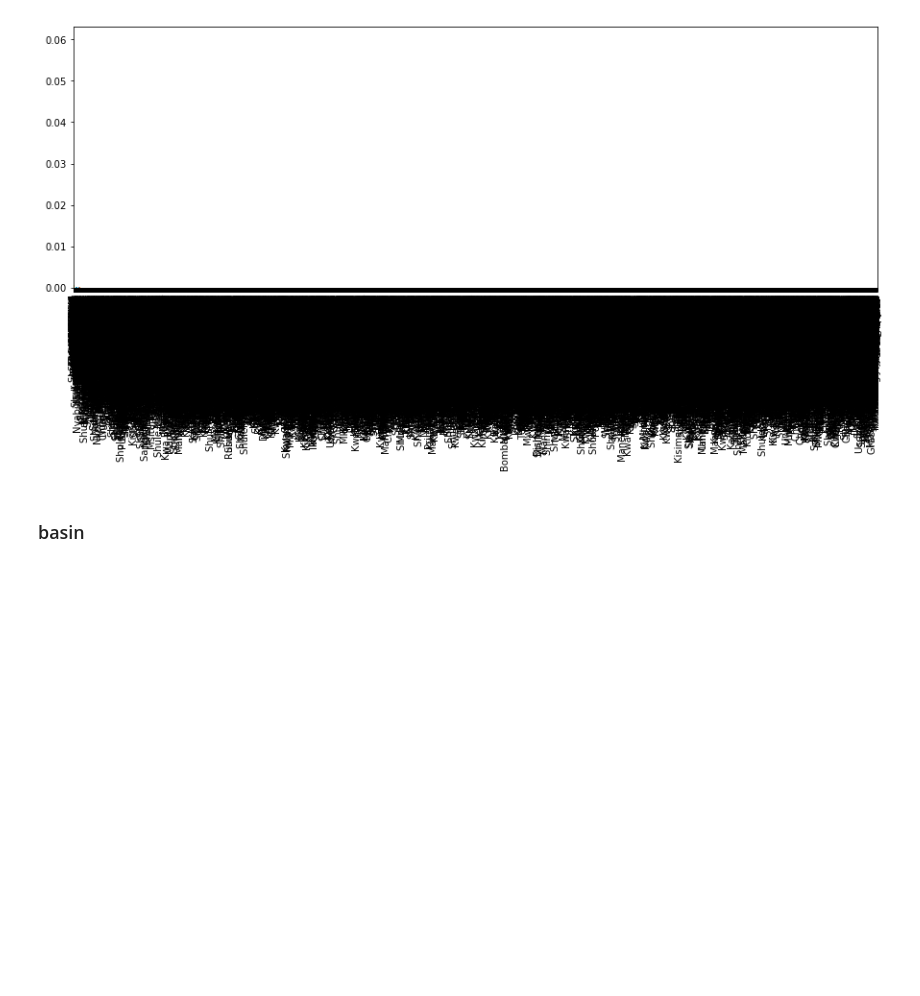
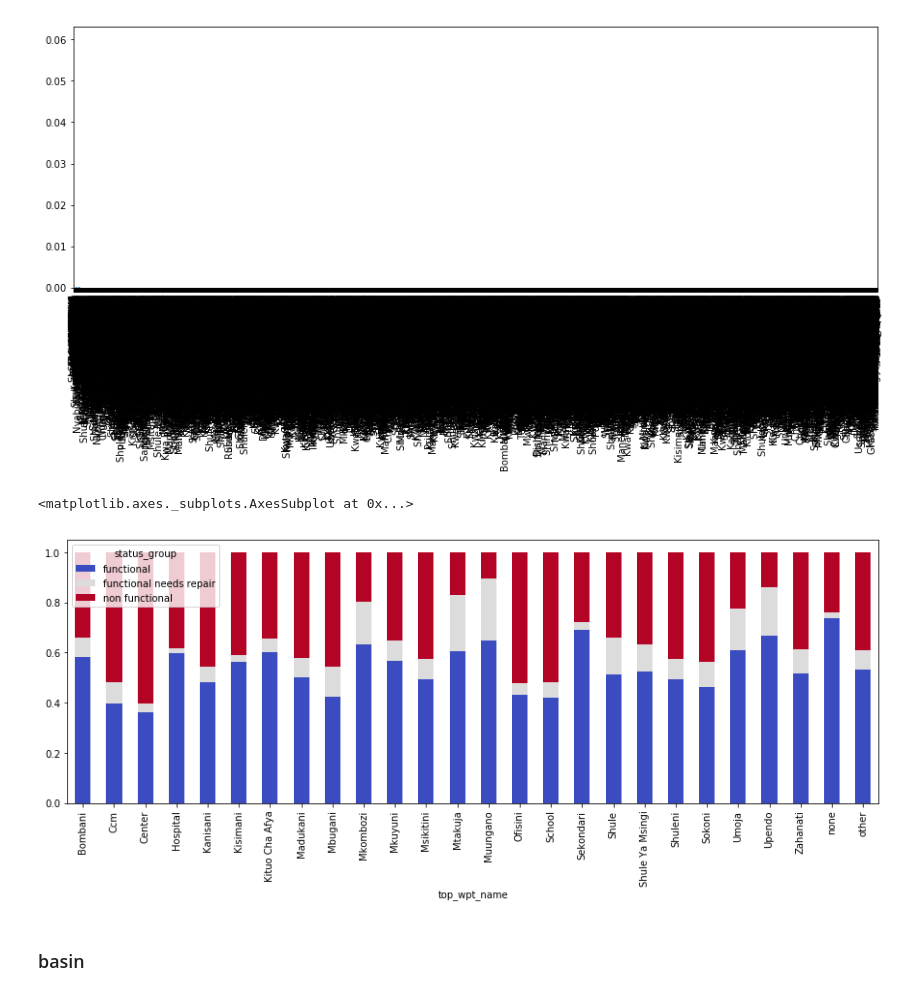
Before and after one commit to joshblumer/dsc-phase-3-project, a Jupyter notebook: EDA.ipynb, the cells around one changed output. Drawn from its saved outputs; the diff is of its cells as text; code cells hidden in the pictures; blank space fills up the shorter version.

```diff
--- a/EDA.ipynb
+++ b/EDA.ipynb
@@ -682,7 +687,7 @@ Name: installer, Length: 2146, dtype: float64
 # Limit installer categories to top 25, 50, or 100
 
 def top_installer(var):
-    if var in df['installer'].value_counts(normalize = True).head(25).index:
+    if var in df['installer'].value_counts(normalize = True).head(50).index:
         return var
     else:
         return 'other'
@@ -758,6 +763,22 @@ Adrew Chambo                 0.000017
 Name: wpt_name, Length: 37400, dtype: float64
 <matplotlib.axes._subplots.AxesSubplot at 0x...>
 [figure]
+# %%
+# Limit wpt_name categories to top 25, 50, or 100
+
+def top_wpt_names(var):
+    if var in df['wpt_name'].value_counts(normalize = True).head(25).index:
+        return var
+    else:
+        return 'other'
+# %%
+df['top_wpt_name'] = df['wpt_name'].map(top_wpt_names)
+# %%
+pd.crosstab(df['top_wpt_name'], df['status_group'], normalize = 'index').plot(kind='bar', stacked=True,
+                                                                        colormap='coolwarm', figsize =(15,5))
+# %% [output]
+<matplotlib.axes._subplots.AxesSubplot at 0x...>
+[figure, added]
 # %%
 # Over half of the values for wpt_name are unique so this column will be deleted
 
```
Also changed, not shown: parts of 38 cells of this notebook, 4 other files.
